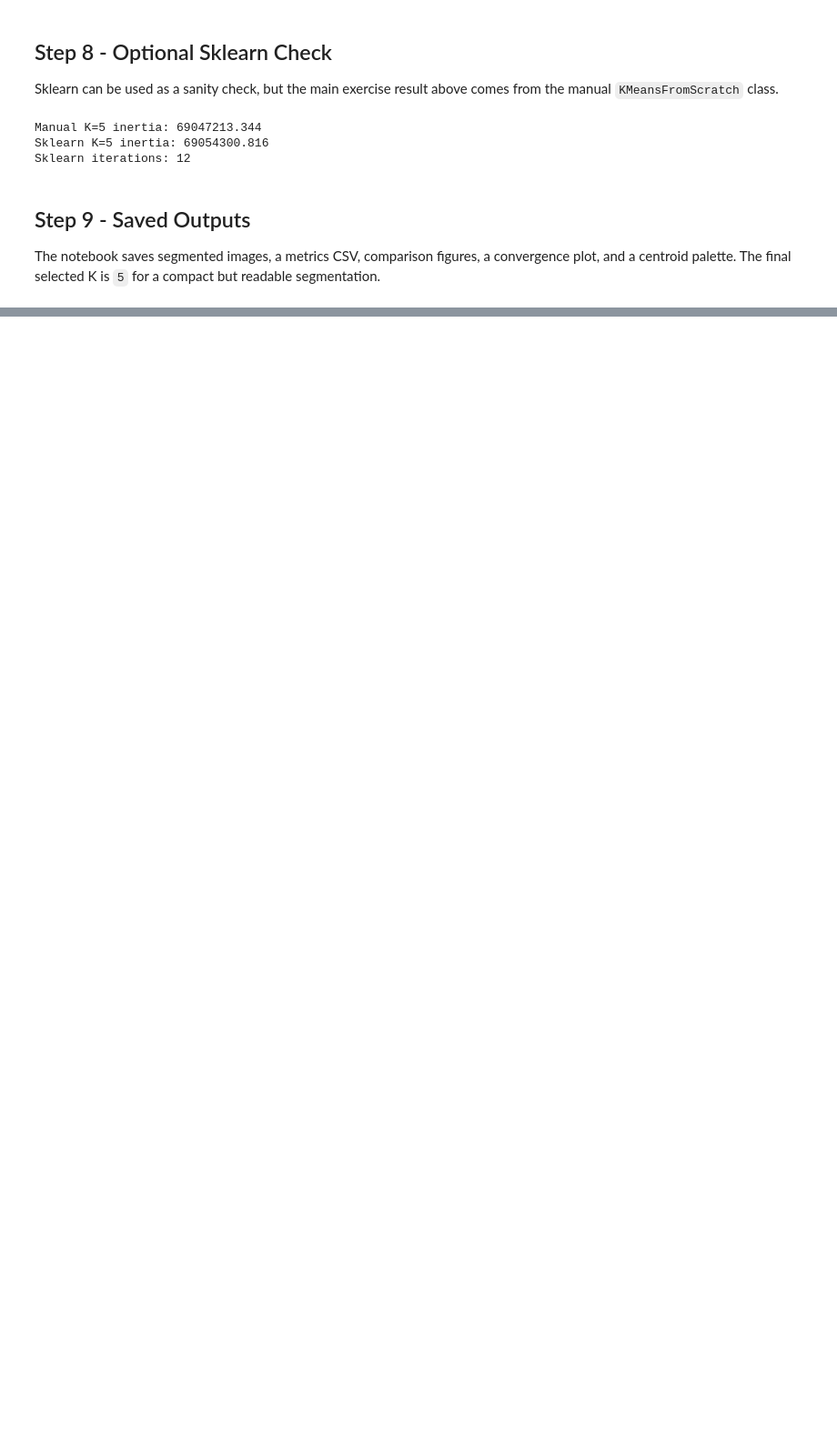
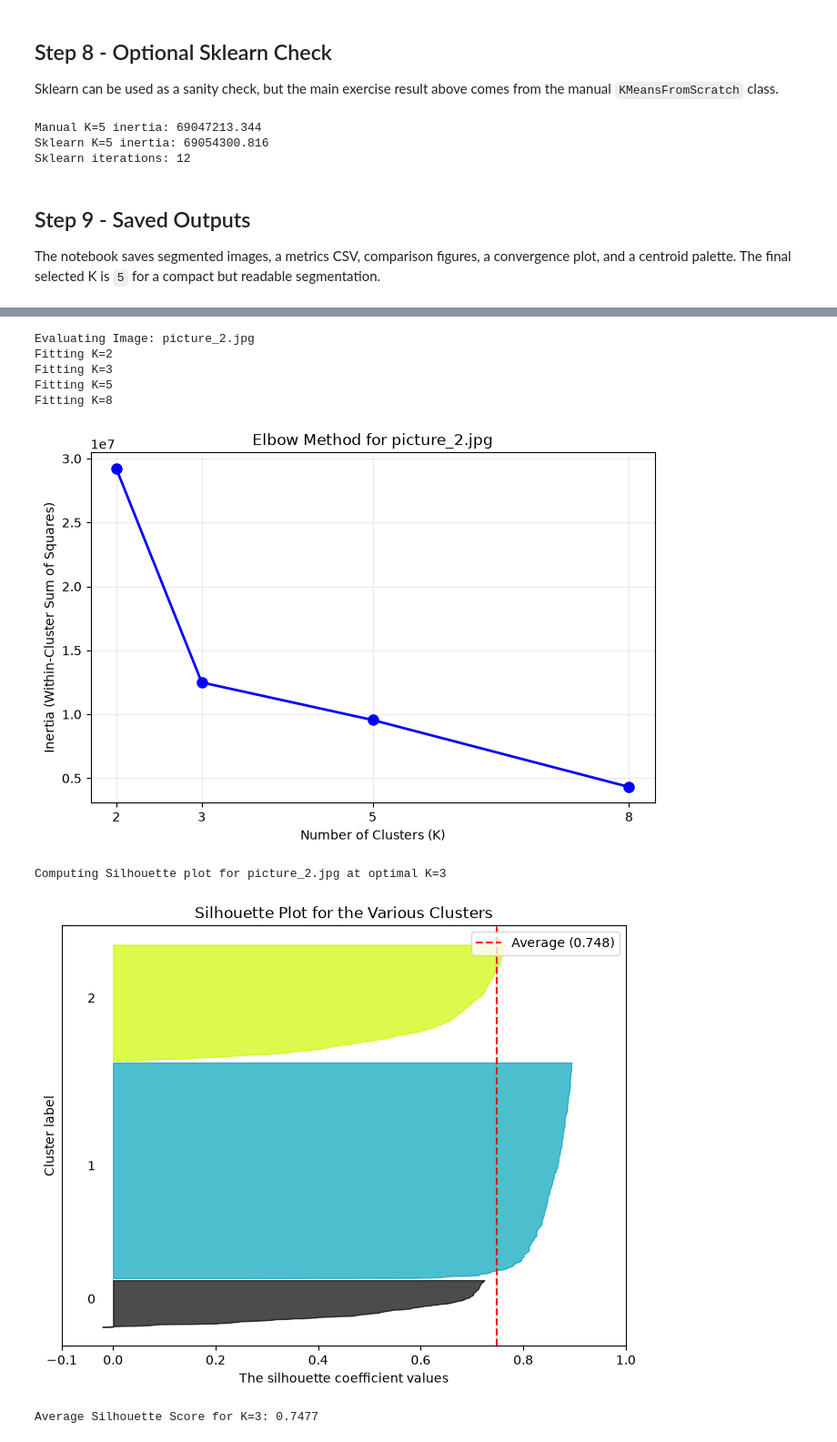
Before and after one commit to QuangManhAI/lab3-1-machine-learning, a Jupyter notebook: notebooks/lab3_1.ipynb, the cells around one changed output, grey strips where cells are left out. Shown at 91% size. Drawn from its saved outputs; the diff is of its cells as text; code cells hidden in the pictures; blank space fills up the shorter version.

```diff
--- a/notebooks/lab3_1.ipynb
+++ b/notebooks/lab3_1.ipynb
@@ -306,0 +313,63 @@ OK - reports/figures/color_palette_k5.png
+# %%
+# Configure the list of additional images and their corresponding optimal K (the elbow point)
+additional_images = {
+    "picture_2.jpg": 3,
+    "picture_3.jpg": 5
+}
+
+for img_name, optimal_k in additional_images.items():
+    print(f"\nEvaluating Image: {img_name}")
+    img_path = RAW_DIR / img_name
+
+    # Load and Preprocess Image
+    img = load_image_rgb(img_path)
+    img_resized = resize_image(img, max_size=350)
+    pixels = flatten_pixels(img_resized)
+
+    inertias = []
+    segmented_images = {}
+    labels_optimal = None # Variable to store the labels for the optimal K
+
+    # Run K-Means
+    for k in K_VALUES:
+        print(f"Fitting K={k}")
+        kmeans = KMeansFromScratch(n_clusters=k, random_state=RANDOM_SEED)
+        kmeans.fit(pixels)
+
+        inertias.append(kmeans.inertia_)
+
+        # Save the labels if the current k matches the optimal K for this image
+        if k == optimal_k:
+            labels_optimal = kmeans.labels_
+
+        # Reconstruct the segmented image for the current K
+        seg_img = reconstruct_image(kmeans.labels_, kmeans.cluster_centers_, img_resized.shape)
+        segmented_images[k] = seg_img
+
+    # Plot the Elbow Method
+    fig_elbow = elbow_plot(K_VALUES, inertias)
+    plt.title(f'Elbow Method for {img_name}')
+    plt.show()
+
+    # Plot the Silhouette score for the optimal K
+    if labels_optimal is not None:
+        print(f"Computing Silhouette plot for {img_name} at optimal K={optimal_k}")
+        fig_sil, avg_score = silhouette_plot(pixels, labels_optimal)
+        plt.show()
+        print(f"Average Silhouette Score for K={optimal_k}: {avg_score:.4f}")
+    else:
+        print(f"Error: The value K={optimal_k} is not in the tested K_VALUES list.")
+
+    # Visualize the resulting image grid
+    fig_grid = k_comparison_grid(segmented_images, original=img_resized)
+    plt.show()
+# %% [output]
+Evaluating Image: picture_2.jpg
+Fitting K=2
+Fitting K=3
+Fitting K=5
+Fitting K=8
+[figure, added]
+Computing Silhouette plot for picture_2.jpg at optimal K=3
+[figure, added]
+Average Silhouette Score for K=3: 0.7477
```
Also changed, not shown: parts of 6 cells of this notebook, 5 other files.
